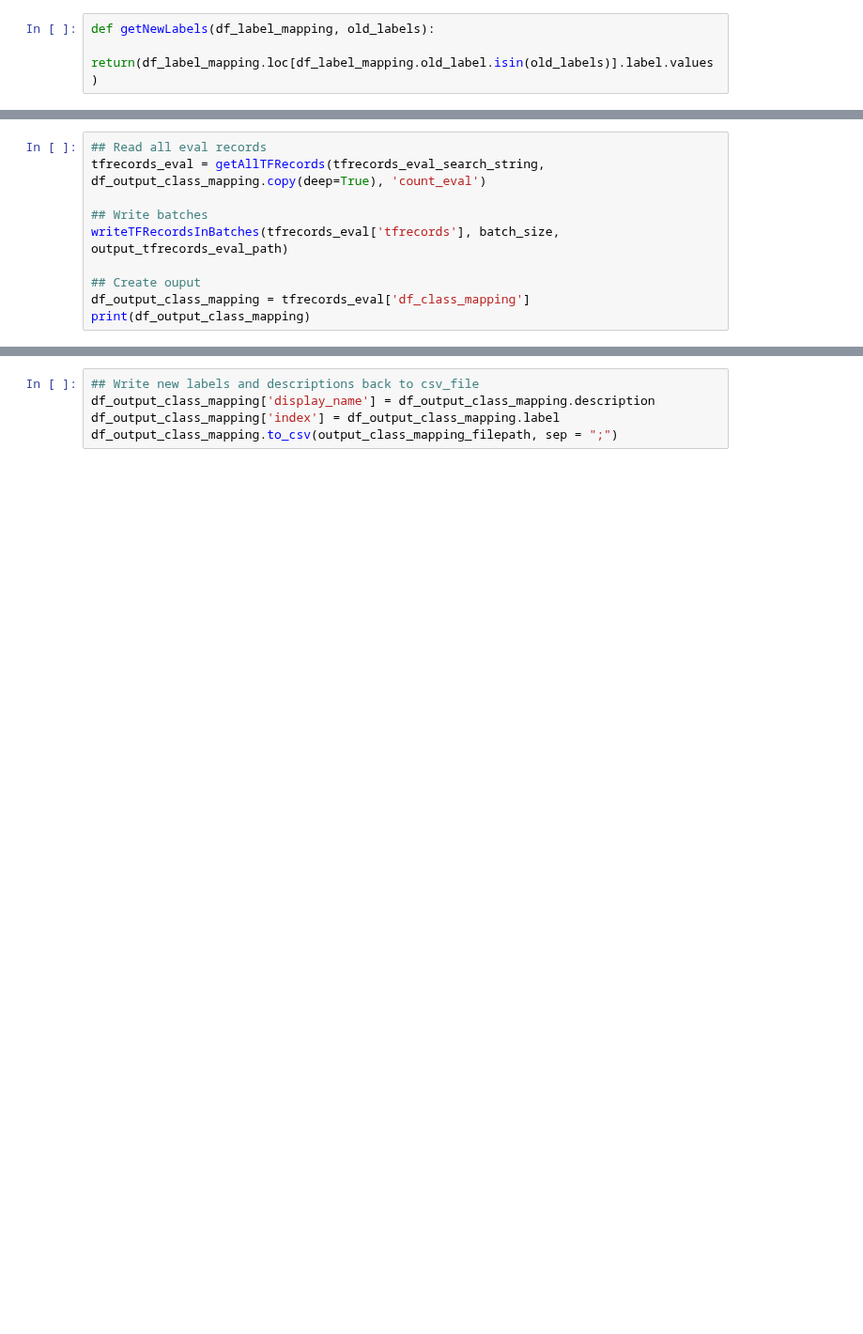
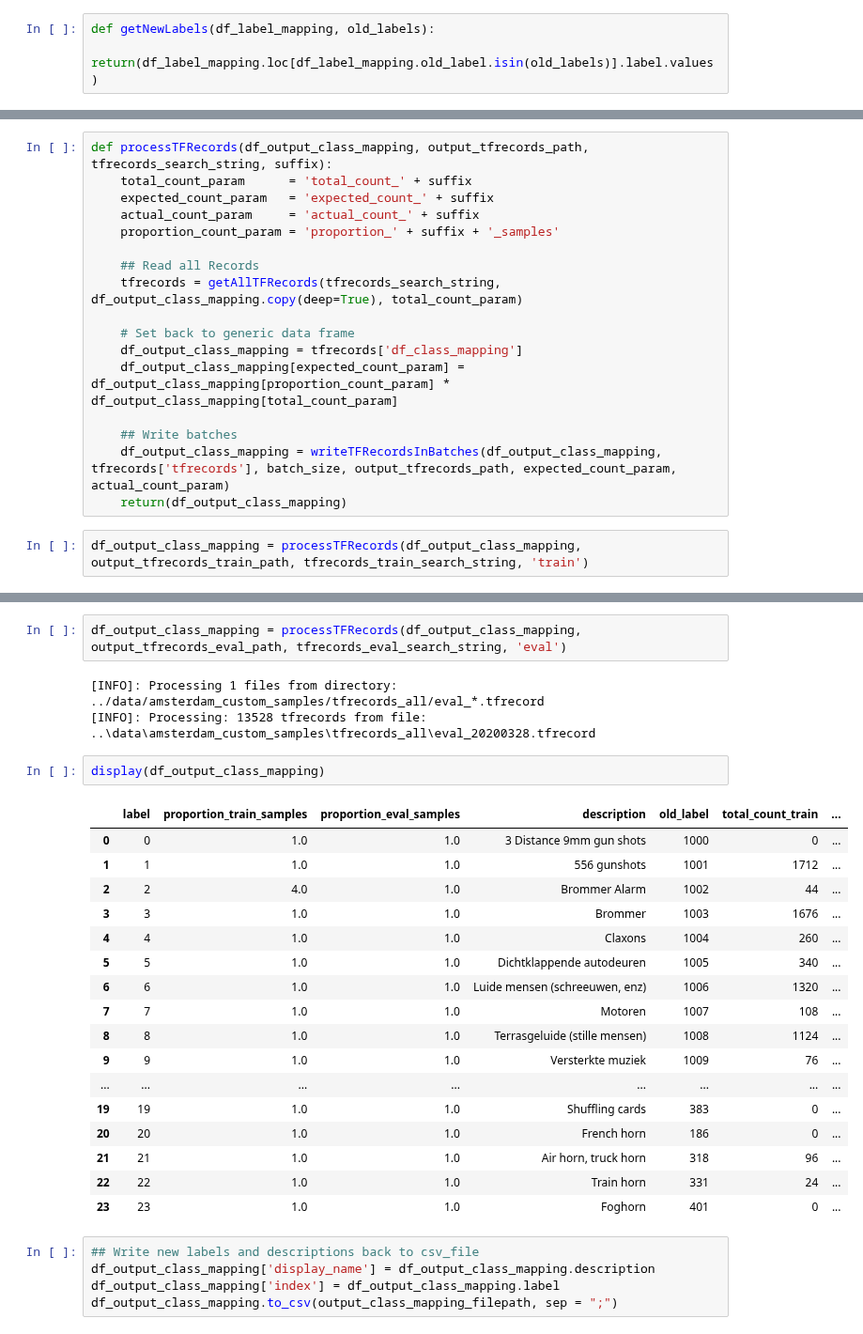
Before and after one commit to SensingClues/serval, a Jupyter notebook: serval/00-03-01-TFecord-re-labeling-and-batches.ipynb, the cells around one changed output, grey strips where cells are left out. Shown at 94% size. Cells and saved outputs as stored; diff of their text form; blank space fills up the shorter version.

```diff
--- a/serval/00-03-01-TFecord-re-labeling-and-batches.ipynb
+++ b/serval/00-03-01-TFecord-re-labeling-and-batches.ipynb
@@ -141,10 +206,19 @@ print(df_output_class_mapping)
-# %%
-## Read all eval records
-tfrecords_eval = getAllTFRecords(tfrecords_eval_search_string, df_output_class_mapping.copy(deep=True), 'count_eval')
-
-## Write batches
-writeTFRecordsInBatches(tfrecords_eval['tfrecords'], batch_size, output_tfrecords_eval_path)
-
-## Create ouput
-df_output_class_mapping = tfrecords_eval['df_class_mapping']
-print(df_output_class_mapping)
+# %%
+def processTFRecords(df_output_class_mapping, output_tfrecords_path, tfrecords_search_string, suffix):
+    total_count_param      = 'total_count_' + suffix
+    expected_count_param   = 'expected_count_' + suffix
+    actual_count_param     = 'actual_count_' + suffix
+    proportion_count_param = 'proportion_' + suffix + '_samples'
+
+    ## Read all Records
+    tfrecords = getAllTFRecords(tfrecords_search_string, df_output_class_mapping.copy(deep=True), total_count_param)
+
+    # Set back to generic data frame
+    df_output_class_mapping = tfrecords['df_class_mapping']
+    df_output_class_mapping[expected_count_param] = df_output_class_mapping[proportion_count_param] * df_output_class_mapping[total_count_param]
+
+    ## Write batches
+    df_output_class_mapping = writeTFRecordsInBatches(df_output_class_mapping, tfrecords['tfrecords'], batch_size, output_tfrecords_path, expected_count_param, actual_count_param)
+    return(df_output_class_mapping)
+# %%
+df_output_class_mapping = processTFRecords(df_output_class_mapping, output_tfrecords_train_path, tfrecords_train_search_string, 'train')
@@ -151,3 +228,28 @@ print(df_output_class_mapping)
+# %%
+df_output_class_mapping = processTFRecords(df_output_class_mapping, output_tfrecords_eval_path, tfrecords_eval_search_string, 'eval')
+# %% [output]
+[INFO]: Processing 1 files from directory: ../data/amsterdam_custom_samples/tfrecords_all/eval_*.tfrecord
+[INFO]: Processing: 13528 tfrecords from file: ..\data\amsterdam_custom_samples\tfrecords_all\eval_20200328.tfrecord
+# %%
+display(df_output_class_mapping)
+# %% [output]
+|  | label | proportion_train_samples | proportion_eval_samples | description | old_label | total_count_train | ... |
+| 0 | 0 | 1.0 | 1.0 | 3 Distance 9mm gun shots | 1000 | 0 | ... |
+| 1 | 1 | 1.0 | 1.0 | 556 gunshots | 1001 | 1712 | ... |
+| 2 | 2 | 4.0 | 1.0 | Brommer Alarm | 1002 | 44 | ... |
+| 3 | 3 | 1.0 | 1.0 | Brommer | 1003 | 1676 | ... |
+| 4 | 4 | 1.0 | 1.0 | Claxons | 1004 | 260 | ... |
+| 5 | 5 | 1.0 | 1.0 | Dichtklappende autodeuren | 1005 | 340 | ... |
+| 6 | 6 | 1.0 | 1.0 | Luide mensen (schreeuwen, enz) | 1006 | 1320 | ... |
+| 7 | 7 | 1.0 | 1.0 | Motoren | 1007 | 108 | ... |
+| 8 | 8 | 1.0 | 1.0 | Terrasgeluide (stille mensen) | 1008 | 1124 | ... |
+| 9 | 9 | 1.0 | 1.0 | Versterkte muziek | 1009 | 76 | ... |
+| ... | ... | ... | ... | ... | ... | ... | ... |
+| 19 | 19 | 1.0 | 1.0 | Shuffling cards | 383 | 0 | ... |
+| 20 | 20 | 1.0 | 1.0 | French horn | 186 | 0 | ... |
+| 21 | 21 | 1.0 | 1.0 | Air horn, truck horn | 318 | 96 | ... |
+| 22 | 22 | 1.0 | 1.0 | Train horn | 331 | 24 | ... |
+| 23 | 23 | 1.0 | 1.0 | Foghorn | 401 | 0 | ... |
 # %%
 ## Write new labels and descriptions back to csv_file
 df_output_class_mapping['display_name'] = df_output_class_mapping.description
```
Also changed, not shown: parts of 9 cells of this notebook, 4 other files.
